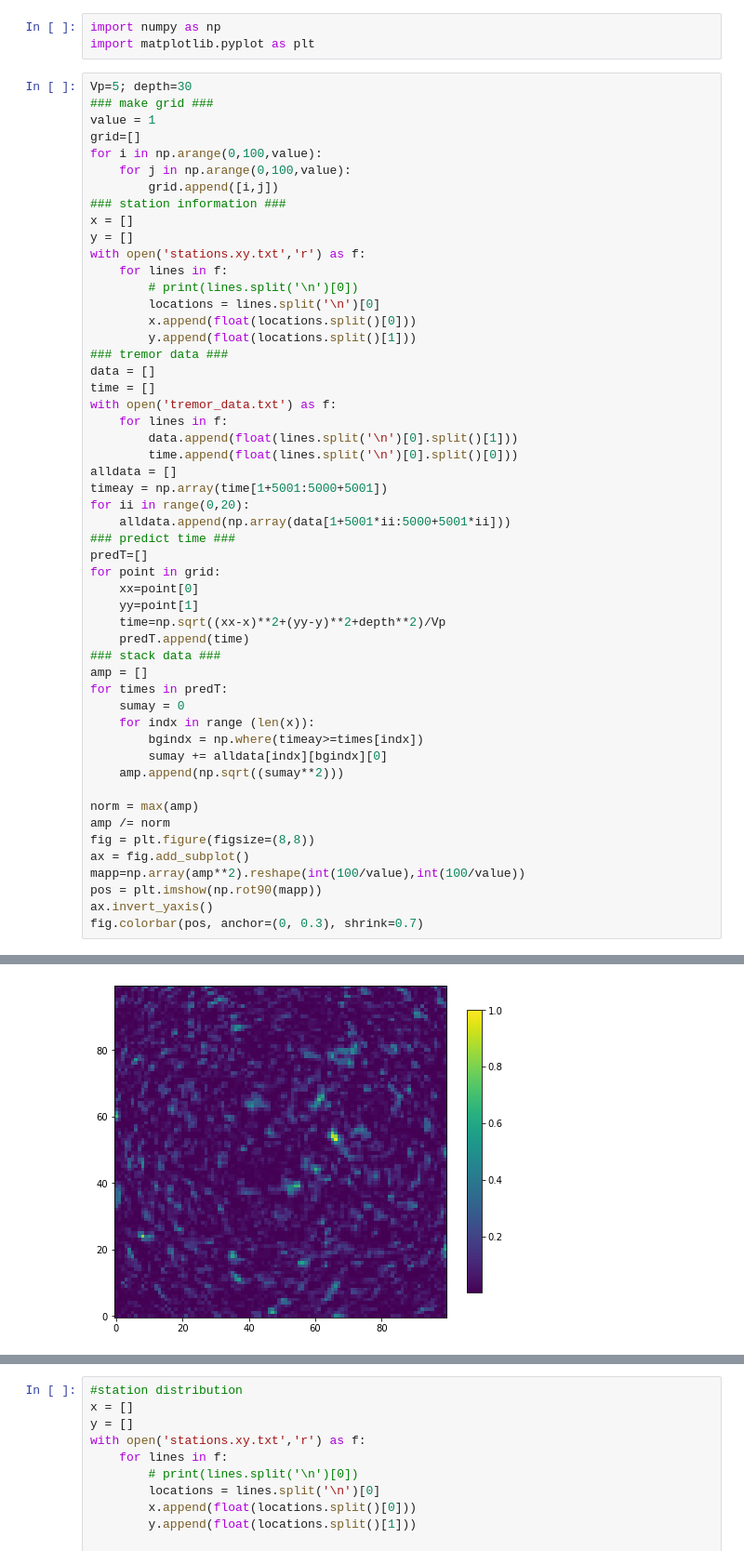
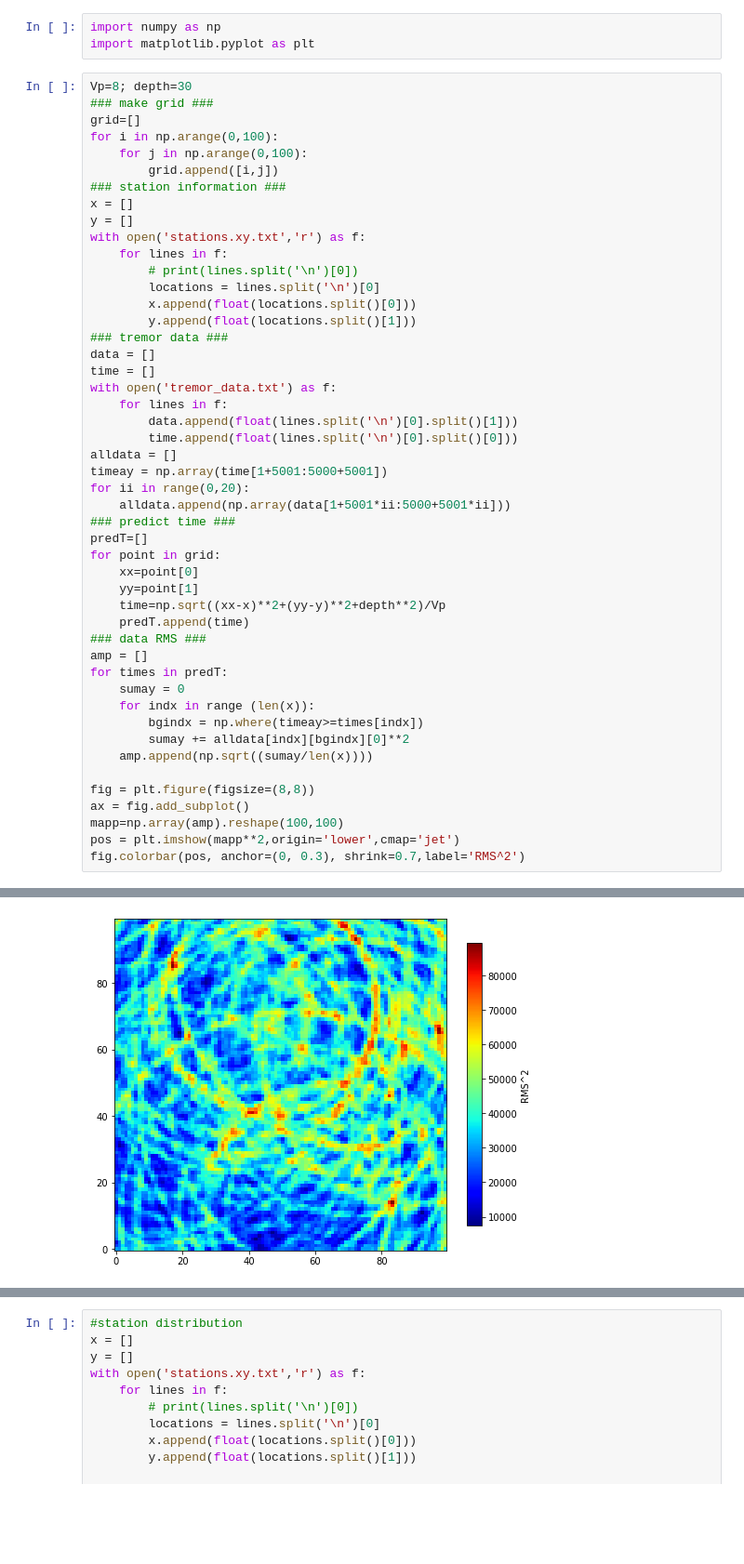
Before and after one commit to tp6u3su6/tp6u3su6, a Jupyter notebook: BP/BP.ipynb, the cells around one changed output, grey strips where cells are left out. Shown at 93% size. Saved outputs shown, nothing was run; the diff lists cells and outputs as text; blank space fills up the shorter version.

```diff
--- a/BP/BP.ipynb
+++ b/BP/BP.ipynb
@@ -2,12 +2,11 @@
 import numpy as np
 import matplotlib.pyplot as plt
 # %%
-Vp=5; depth=30
+Vp=8; depth=30
 ### make grid ###
-value = 1
 grid=[]
-for i in np.arange(0,100,value):
-    for j in np.arange(0,100,value):
+for i in np.arange(0,100):
+    for j in np.arange(0,100):
         grid.append([i,j])
 ### station information ###
 x = []
@@ -19,41 +18,38 @@ with open('stations.xy.txt','r') as f:
         x.append(float(locations.split()[0]))
         y.append(float(locations.split()[1]))
 ### tremor data ###
 data = []
 time = []
 with open('tremor_data.txt') as f:
     for lines in f:
         data.append(float(lines.split('\n')[0].split()[1]))
         time.append(float(lines.split('\n')[0].split()[0]))
 alldata = []
 timeay = np.array(time[1+5001:5000+5001])
 for ii in range(0,20):
     alldata.append(np.array(data[1+5001*ii:5000+5001*ii]))
 ### predict time ###
 predT=[]
 for point in grid:
     xx=point[0]
     yy=point[1]
     time=np.sqrt((xx-x)**2+(yy-y)**2+depth**2)/Vp
     predT.append(time)
-### stack data ###
+### data RMS ###
 amp = []
 for times in predT:
     sumay = 0
     for indx in range (len(x)):
         bgindx = np.where(timeay>=times[indx])
-        sumay += alldata[indx][bgindx][0]
-    amp.append(np.sqrt((sumay**2)))
+        sumay += alldata[indx][bgindx][0]**2
+    amp.append(np.sqrt((sumay/len(x))))
 
-norm = max(amp)
-amp /= norm
 fig = plt.figure(figsize=(8,8))
 ax = fig.add_subplot()
-mapp=np.array(amp**2).reshape(int(100/value),int(100/value))
-pos = plt.imshow(np.rot90(mapp))
-ax.invert_yaxis()
-fig.colorbar(pos, anchor=(0, 0.3), shrink=0.7)
+mapp=np.array(amp).reshape(100,100)
+pos = plt.imshow(mapp**2,origin='lower',cmap='jet')
+fig.colorbar(pos, anchor=(0, 0.3), shrink=0.7,label='RMS^2')
 # %% [output]
 <matplotlib.colorbar.Colorbar at 0x...>
-[figure, old version]
+[figure, new version]
 # %%
```
Also changed, not shown: parts of 2 cells of this notebook.
